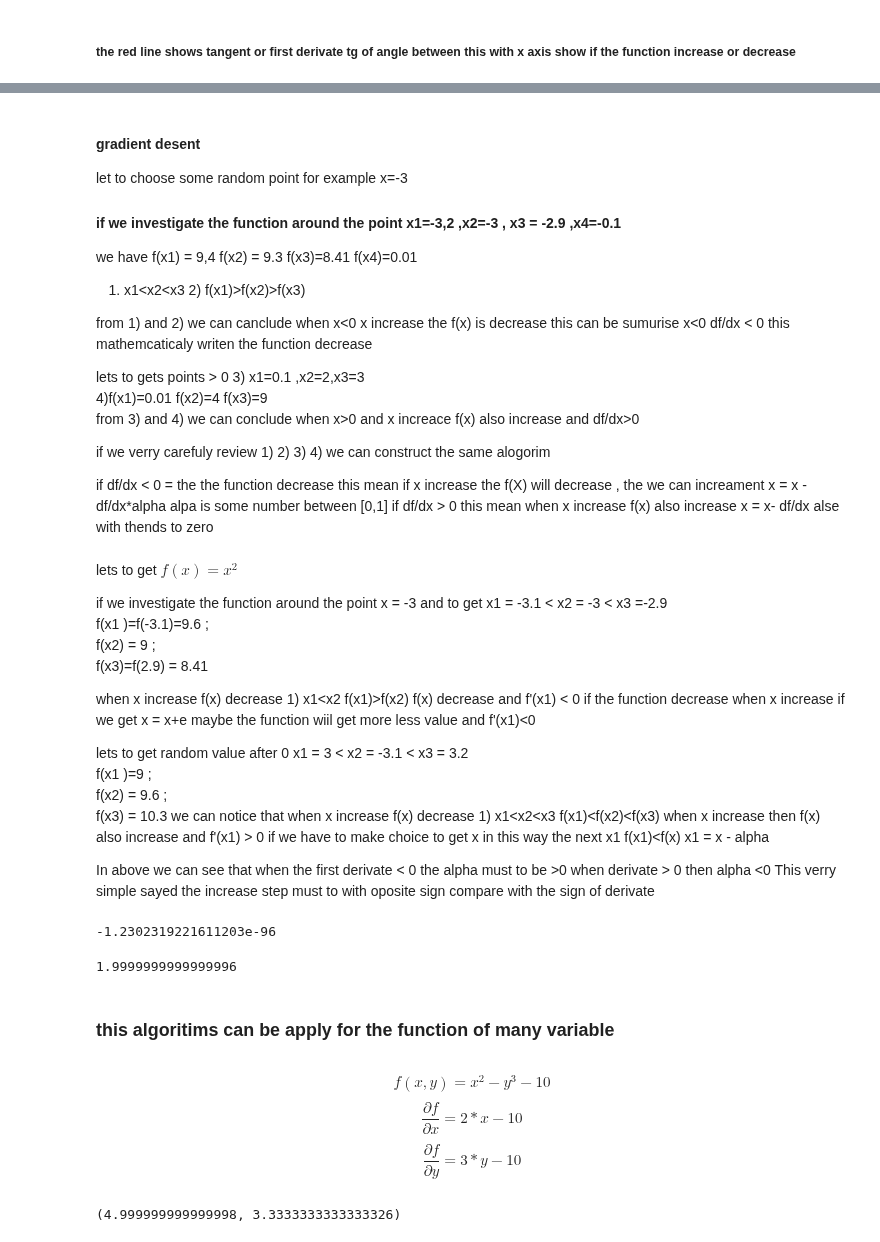
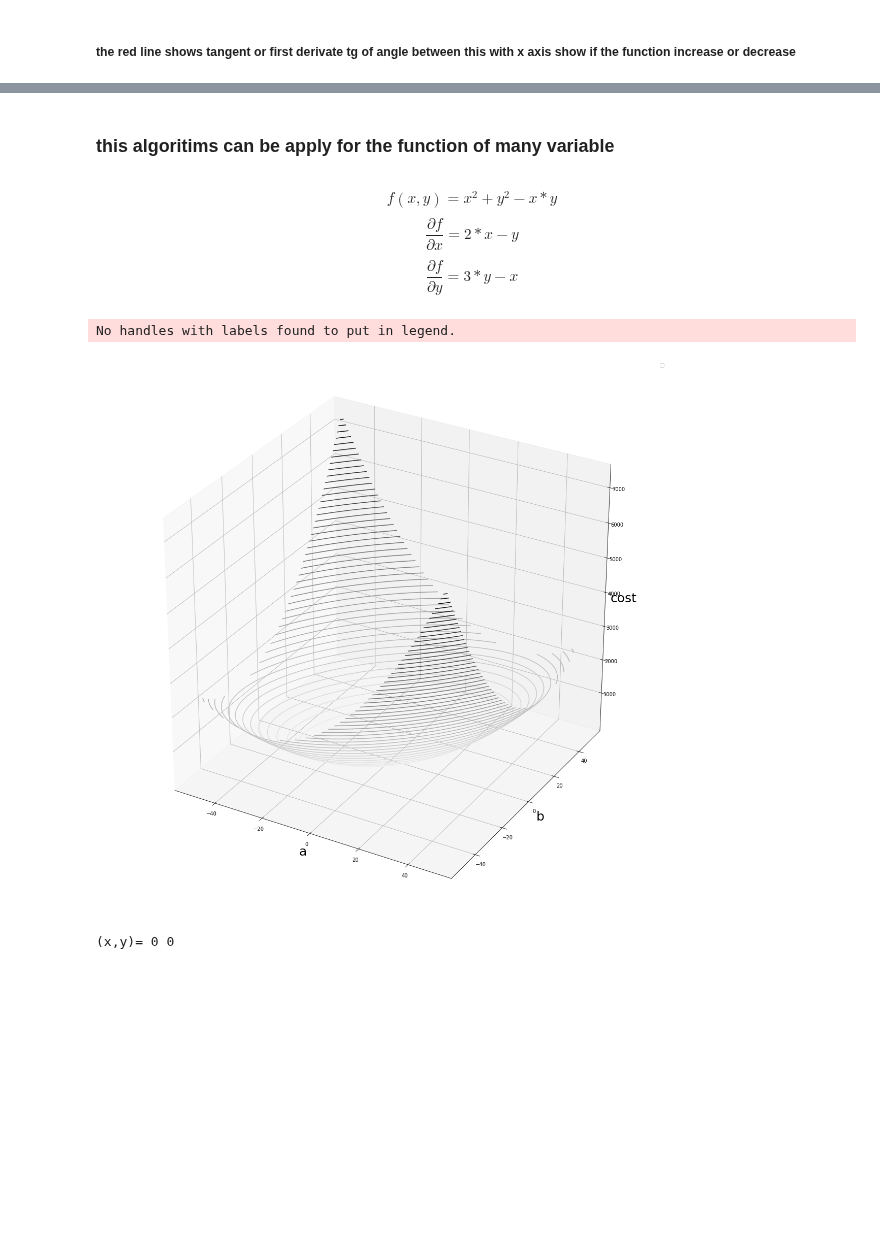
Before and after one commit to daodavid/maths-behind-ML, a Jupyter notebook: Regresion Model/gradient descent.ipynb, the cells around one changed output, grey strips where cells are left out. Saved outputs shown, nothing was run; the diff lists cells and outputs as text; code cells hidden in the pictures; blank space fills up the shorter version.

```diff
--- a/Regresion Model/gradient descent.ipynb
+++ b/Regresion Model/gradient descent.ipynb
@@ -107,42 +154,0 @@ and when the function tends to zero  function decreasee in zero the function has
-# %% [markdown]
-#### gradient desent
-let to choose some random point for example x=-3
-
-#### if we investigate the function around the point x1=-3,2 ,x2=-3 , x3 = -2.9 ,x4=-0.1
-we have f(x1) = 9,4 f(x2) = 9.3 f(x3)=8.41 f(x4)=0.01
-
-1) x1<x2<x3 2) f(x1)>f(x2)>f(x3)
-
-from 1) and 2) we can canclude when x<0 x increase  the f(x) is decrease
-this can be sumurise x<0 df/dx < 0 this mathemcaticaly writen the function decrease
-
-
-lets to gets points > 0
- 3) x1=0.1 ,x2=2,x3=3 <br> 4)f(x1)=0.01 f(x2)=4 f(x3)=9 <br>
- from 3) and 4) we can conclude when x>0 and x increace f(x) also increase and df/dx>0
-
-if we verry  carefuly review 1) 2) 3) 4) we can construct the same alogorim
-
-if df/dx < 0 = the the function decrease this mean if x increase the f(X) will decrease , the we can increament x = x - df/dx*alpha alpa is some number between [0,1]
-if df/dx > 0 this mean when x increase f(x) also increase
-  x = x- df/dx  alse with thends to zero
-# %% [markdown]
-lets to get $f(x)=x^2$
-
-if we investigate the function around the point x  = -3  and to get x1 = -3.1 < x2 = -3 < x3 =-2.9 <br>
-f(x1 )=f(-3.1)=9.6 ; <br>  f(x2) = 9 ; <br> f(x3)=f(2.9) = 8.41
-
-when x increase f(x) decrease 1) x1<x2  f(x1)>f(x2) f(x) decrease and f'(x1) < 0
-if the function decrease when x increase  if we get x = x+e maybe the function wiil get more less value and f'(x1)<0
-
-lets to get random value after 0
-  x1 = 3 < x2 = -3.1 < x3 =  3.2<br>
-f(x1 )=9 ; <br>  f(x2) = 9.6 ; <br> f(x3) = 10.3
-we can notice that
-when x increase f(x) decrease 1) x1<x2<x3  f(x1)<f(x2)<f(x3) when x increase then f(x) also increase  and f'(x1) > 0
-if we have to make choice to get x in this way the next x1 f(x1)<f(x) x1 = x - alpha
-
-
-In above we can see that when the first derivate < 0 the alpha must to be >0
-when derivate > 0 then alpha <0
-This verry simple sayed the increase step must to with oposite sign compare with the sign of derivate
@@ -156,18 +155,3 @@ def perform_gradien_descet(gradient,init_x,learning_step=0.1,count_iteration=100
-# %%
-gradient = lambda x : 2*x
-min_x = perform_gradien_descet(gradient,-10)
-print(min_x)
-### we can see that x tends 0
-# %% [output]
--1.2302319221611203e-96
-# %%
-### f(X) x^2 - 4x
-gradient = lambda x : 2*x -4
-min_x = perform_gradien_descet(gradient,-10)
-print(min_x)
-### we can see that x tends 2
-# %% [output]
-1.9999999999999996
 # %% [markdown]
 ### this algoritims can be apply for the function of many variable
 # %%
@@ -182,11 +169,19 @@ def perform_gradien_desent(gradient_x,gradient_y,init_x=-10,init_y=-10,learning_
 # %% [markdown]
-$$f(x,y) = x^2 - y^3 -10$$
-$$\frac{\partial{f}}{\partial{x}} = 2*x -10 $$
-$$\frac{\partial{f}}{\partial{y}} = 3*y -10 $$
+$$f(x,y) = x^2 + y^2 -x*y $$
+$$\frac{\partial{f}}{\partial{x}} = 2*x -y $$
+$$\frac{\partial{f}}{\partial{y}} = 3*y -x $$
+# %%
+f = lambda x,y : x**2 + y**2 -x*y
+#f = lambda x,y : x**2 + y**2
+plot3D(f)
+# %% [output]
+No handles with labels found to put in legend.
+[figure, added]
 # %%
-gradient_x = lambda x : 2*x -10
-gradient_y = lambda x : 3*x -10
 
-perform_gradien_desent(gradient_x,gradient_y)
+gradient_x = lambda x,y : 2*x -y
+gradient_y = lambda x,y : 2*y - x
+
+result = perform_gradien_desent(gradient_x,gradient_y)
 # %% [output]
-(4.999999999999998, 3.3333333333333326)
+(x,y)= 0 0
```
Also changed, not shown: parts of 25 cells of this notebook.
